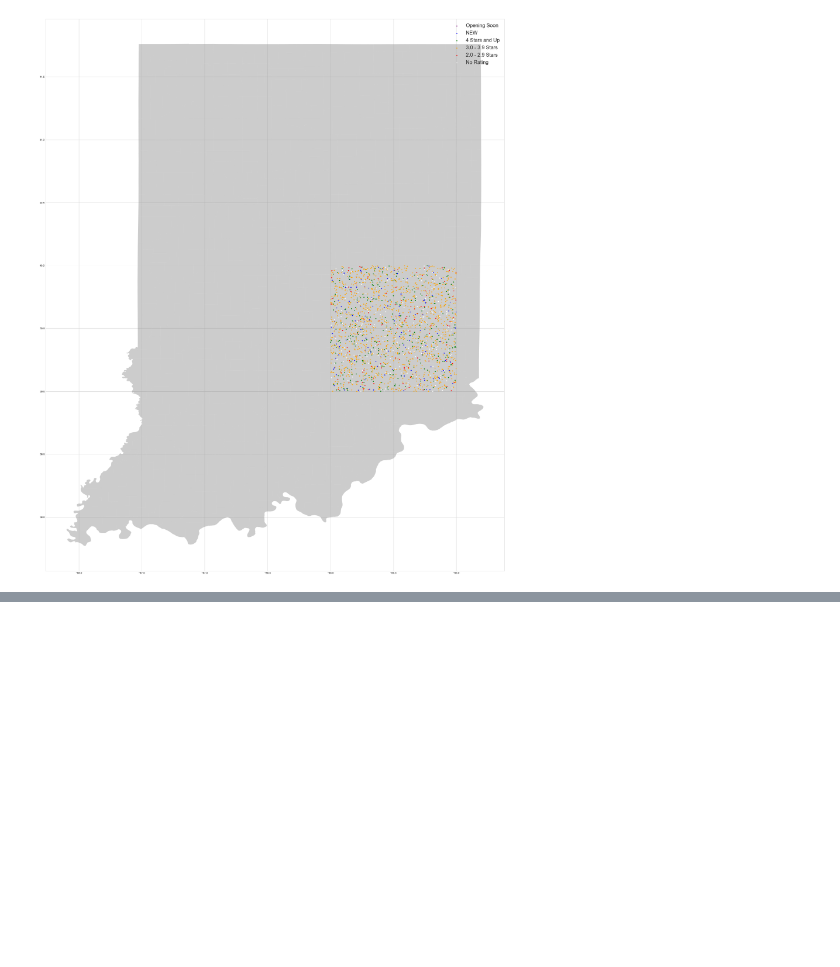
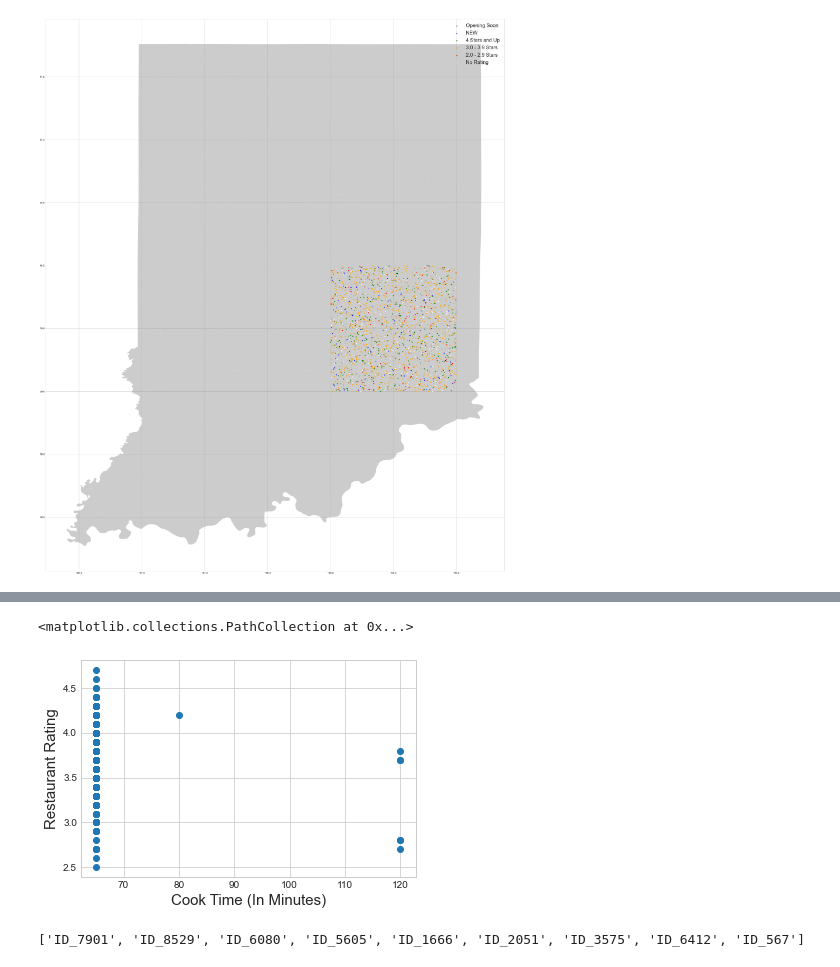
Before and after one commit to logank013/xternapplication, a Jupyter notebook: xtern.ipynb, the cells around one changed output, grey strips where cells are left out. Cells and saved outputs as stored; diff of their text form; code cells hidden in the pictures; blank space fills up the shorter version.

```diff
--- a/xtern.ipynb
+++ b/xtern.ipynb
@@ -77,0 +113,26 @@ plt.plot(x, y, 'o', color='black');
+# %%
+x = []
+y = []
+for i in geo_csv.itertuples():
+    if i.Rating != 'Opening Soon' and i.Rating != '-' and i.Rating != 'NEW':
+        y.append(float(i.Rating))
+        x.append(int(i.Cook_Time.split(" ")[0]))
+
+plt.ylabel('Restaurant Rating', fontsize=15)
+plt.xlabel('Cook Time (In Minutes)', fontsize=15)
+
+
+plt.scatter(x, y)
+# %% [output]
+<matplotlib.collections.PathCollection at 0x...>
+[figure, added]
+# %%
+trend = []
+for i in geo_csv.itertuples():
+    if i.Rating != 'Opening Soon' and i.Rating != '-' and i.Rating != 'NEW':
+        if float(i.Rating) >= 4.3 and float(i.Votes)>=500:
+            trend.append(i.Restaurant)
+
+print(trend)
+# %% [output]
+['ID_7901', 'ID_8529', 'ID_6080', 'ID_5605', 'ID_1666', 'ID_2051', 'ID_3575', 'ID_6412', 'ID_567']
```
Also changed, not shown: parts of 2 cells of this notebook.
